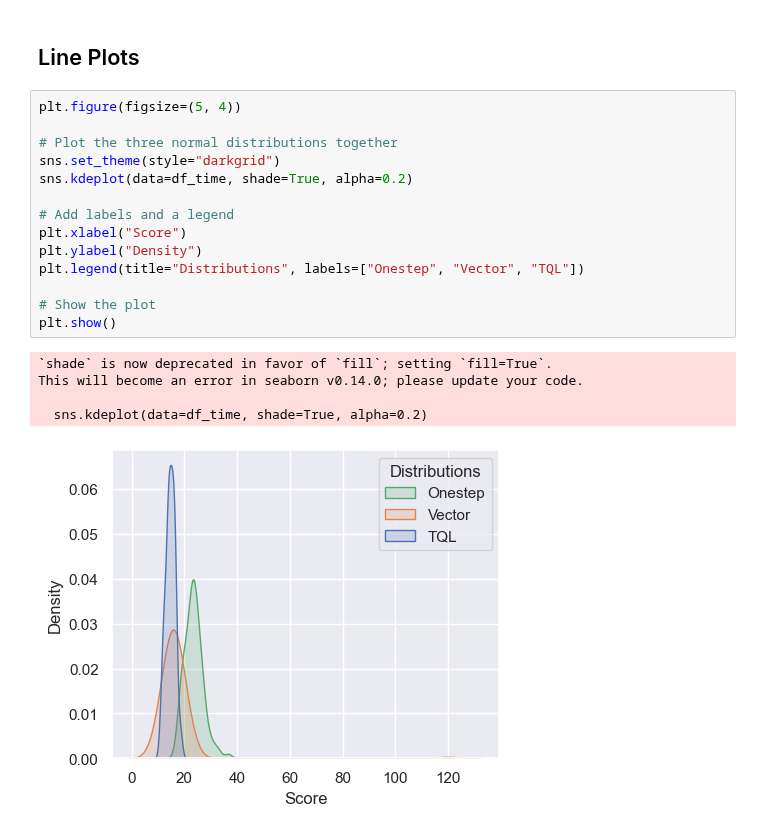
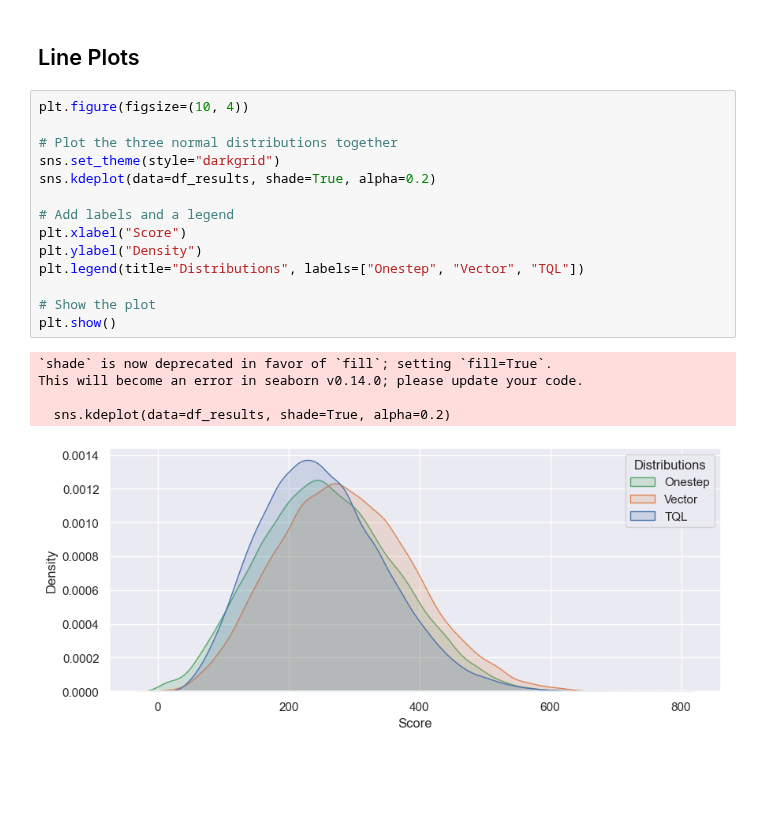
Before and after one commit to vietnhprivat/snake_ai, a Jupyter notebook: src/Classes/data_collection_test.ipynb, the cells around one changed output. Saved outputs shown, nothing was run; the diff lists cells and outputs as text; blank space fills up the shorter version.

Commit message:
klar til visualisering

```diff
--- a/src/Classes/data_collection_test.ipynb
+++ b/src/Classes/data_collection_test.ipynb
@@ -163,22 +165,22 @@ ax2.grid(True)
 # %% [markdown]
 ## Line Plots
 # %%
-plt.figure(figsize=(5, 4))
+plt.figure(figsize=(10, 4))
 
 # Plot the three normal distributions together
 sns.set_theme(style="darkgrid")
-sns.kdeplot(data=df_time, shade=True, alpha=0.2)
+sns.kdeplot(data=df_results, shade=True, alpha=0.2)
 
 # Add labels and a legend
 plt.xlabel("Score")
 plt.ylabel("Density")
 plt.legend(title="Distributions", labels=["Onestep", "Vector", "TQL"])
 
 # Show the plot
 plt.show()
 # %% [output]
 `shade` is now deprecated in favor of `fill`; setting `fill=True`.
 This will become an error in seaborn v0.14.0; please update your code.
 
-  sns.kdeplot(data=df_time, shade=True, alpha=0.2)
+  sns.kdeplot(data=df_results, shade=True, alpha=0.2)
-[figure, old version]
+[figure, new version]
```
Also changed, not shown: parts of 1 cell of this notebook, 2 other files.
